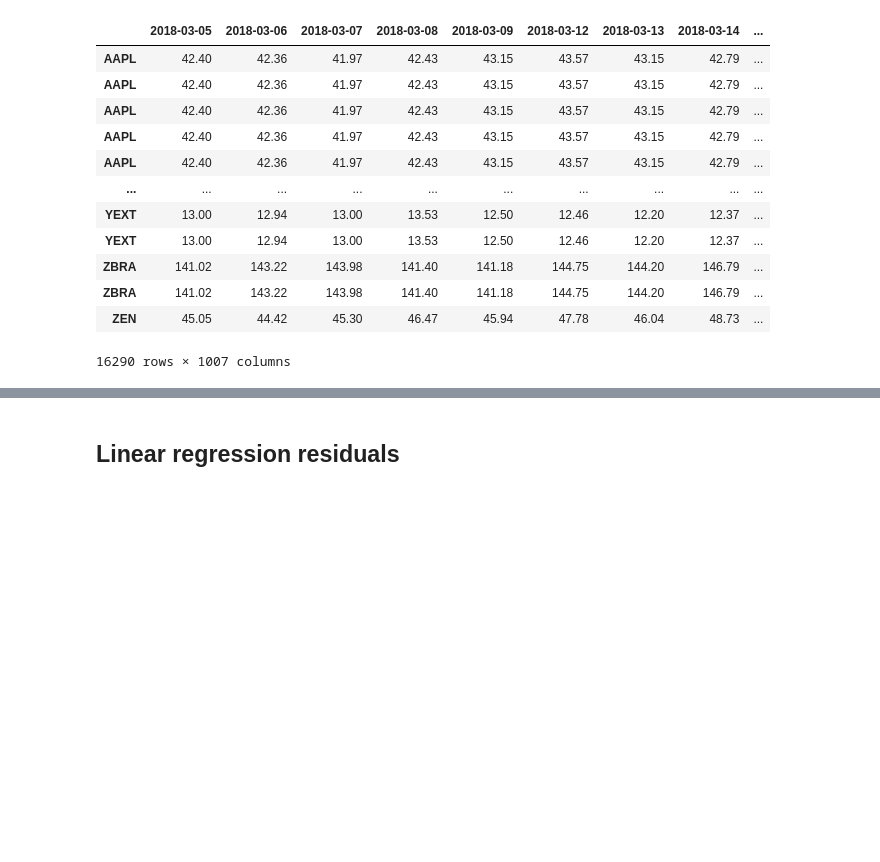
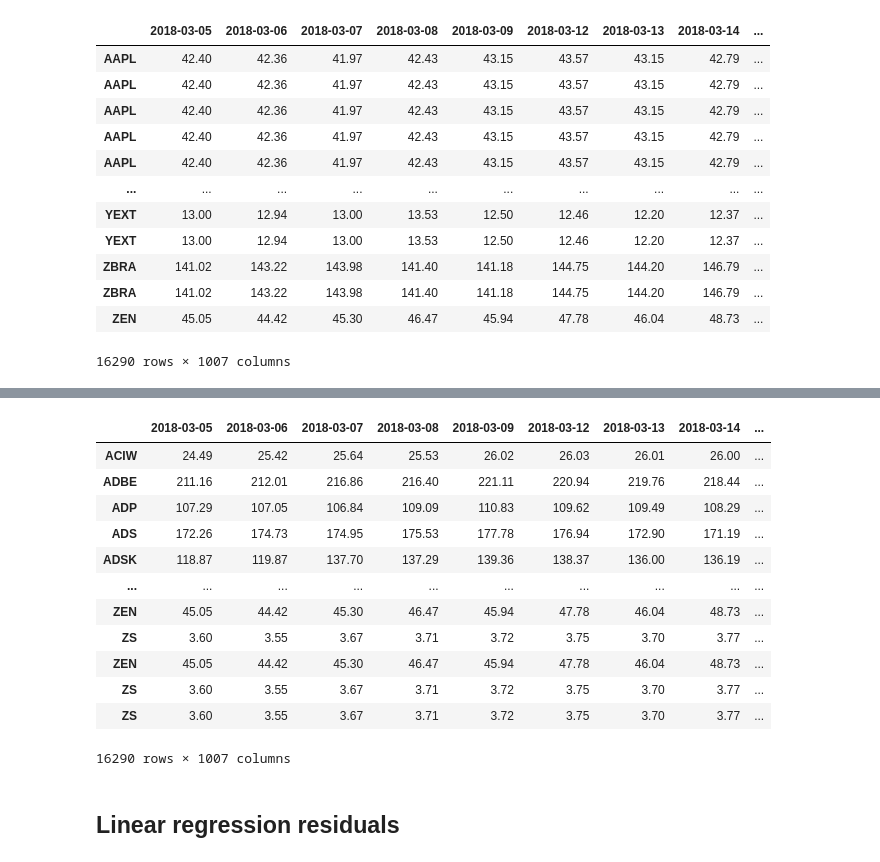
Before and after one commit to DomStan/stonk-rank, a Jupyter notebook: stonks_notebook.ipynb, the cells around one changed output, grey strips where cells are left out. Saved outputs shown, nothing was run; the diff lists cells and outputs as text; code cells hidden in the pictures; blank space fills up the shorter version.

```diff
--- a/stonks_notebook.ipynb
+++ b/stonks_notebook.ipynb
@@ -337,9 +260,11 @@ stonks
 | ZS | 3.60 | 3.55 | 3.67 | 3.71 | 3.72 | 3.75 | 3.70 | 3.77 | ... |
 181 rows × 1007 columns
 # %%
+# TODO: make combinations with numpy
 def combine_stonk_pairs(stonks_prices):
     # All ticker names must be unique
     assert all(stonks_prices.index.unique() == stonks_prices.index)
+    assert(len(stonks_prices) < 300)
 
     combs = np.asarray(list(combinations(stonks_prices.index.unique(), 2)))
 
@@ -409,3 +290,19 @@ preds_roll.shape
+# %%
+Y
+# %% [output]
+|  | 2018-03-05 | 2018-03-06 | 2018-03-07 | 2018-03-08 | 2018-03-09 | 2018-03-12 | 2018-03-13 | 2018-03-14 | ... |
+| ACIW | 24.49 | 25.42 | 25.64 | 25.53 | 26.02 | 26.03 | 26.01 | 26.00 | ... |
+| ADBE | 211.16 | 212.01 | 216.86 | 216.40 | 221.11 | 220.94 | 219.76 | 218.44 | ... |
+| ADP | 107.29 | 107.05 | 106.84 | 109.09 | 110.83 | 109.62 | 109.49 | 108.29 | ... |
+| ADS | 172.26 | 174.73 | 174.95 | 175.53 | 177.78 | 176.94 | 172.90 | 171.19 | ... |
+| ADSK | 118.87 | 119.87 | 137.70 | 137.29 | 139.36 | 138.37 | 136.00 | 136.19 | ... |
+| ... | ... | ... | ... | ... | ... | ... | ... | ... | ... |
+| ZEN | 45.05 | 44.42 | 45.30 | 46.47 | 45.94 | 47.78 | 46.04 | 48.73 | ... |
+| ZS | 3.60 | 3.55 | 3.67 | 3.71 | 3.72 | 3.75 | 3.70 | 3.77 | ... |
+| ZEN | 45.05 | 44.42 | 45.30 | 46.47 | 45.94 | 47.78 | 46.04 | 48.73 | ... |
+| ZS | 3.60 | 3.55 | 3.67 | 3.71 | 3.72 | 3.75 | 3.70 | 3.77 | ... |
+| ZS | 3.60 | 3.55 | 3.67 | 3.71 | 3.72 | 3.75 | 3.70 | 3.77 | ... |
+16290 rows × 1007 columns
 # %%
 # t1_fast = time.time()
 # res, betas, preds  = get_rolling_residuals(X, Y, l_reg=2, l_roll=1, dt=5)
```
Also changed, not shown: parts of 15 cells of this notebook, 1 other file.
